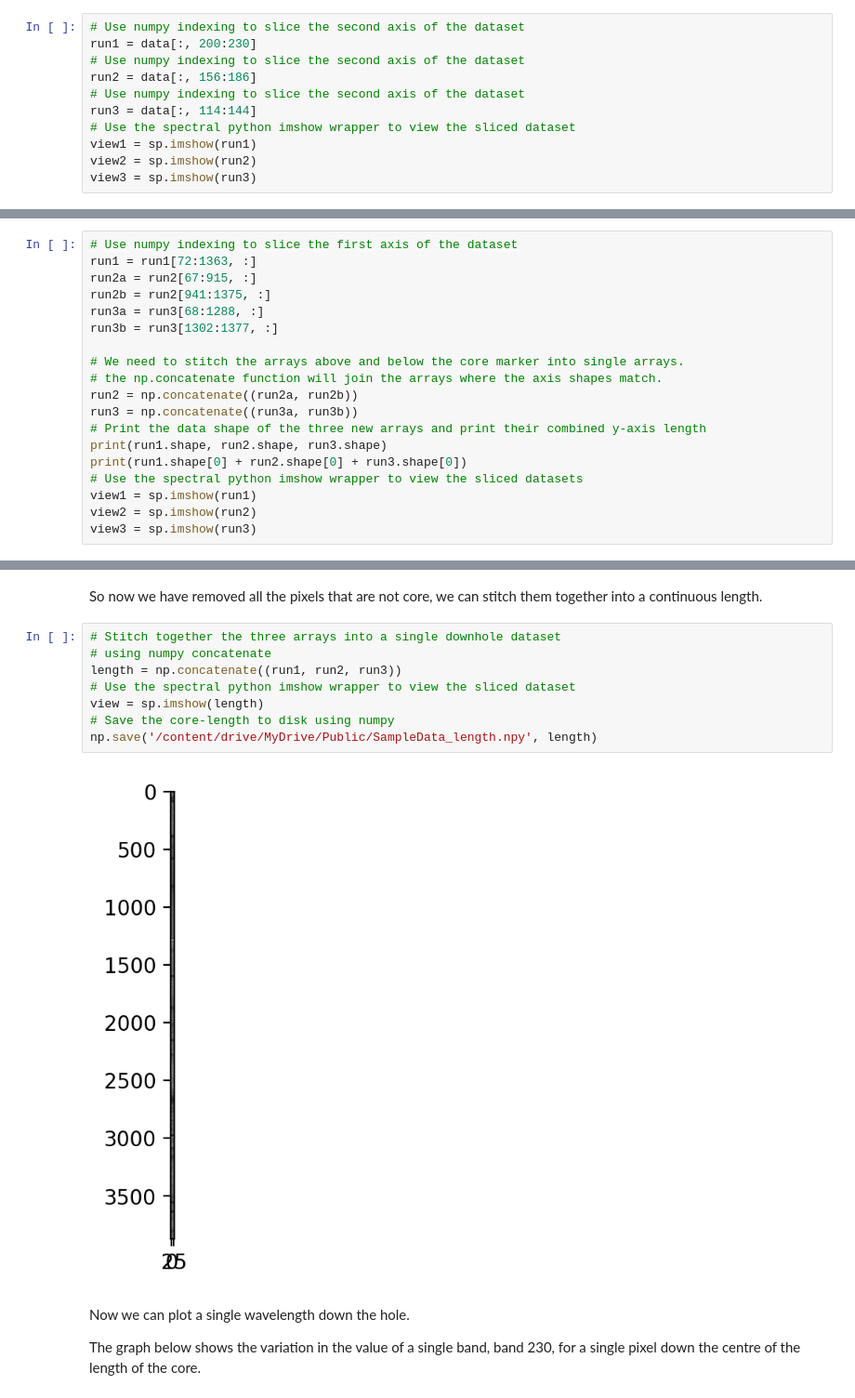
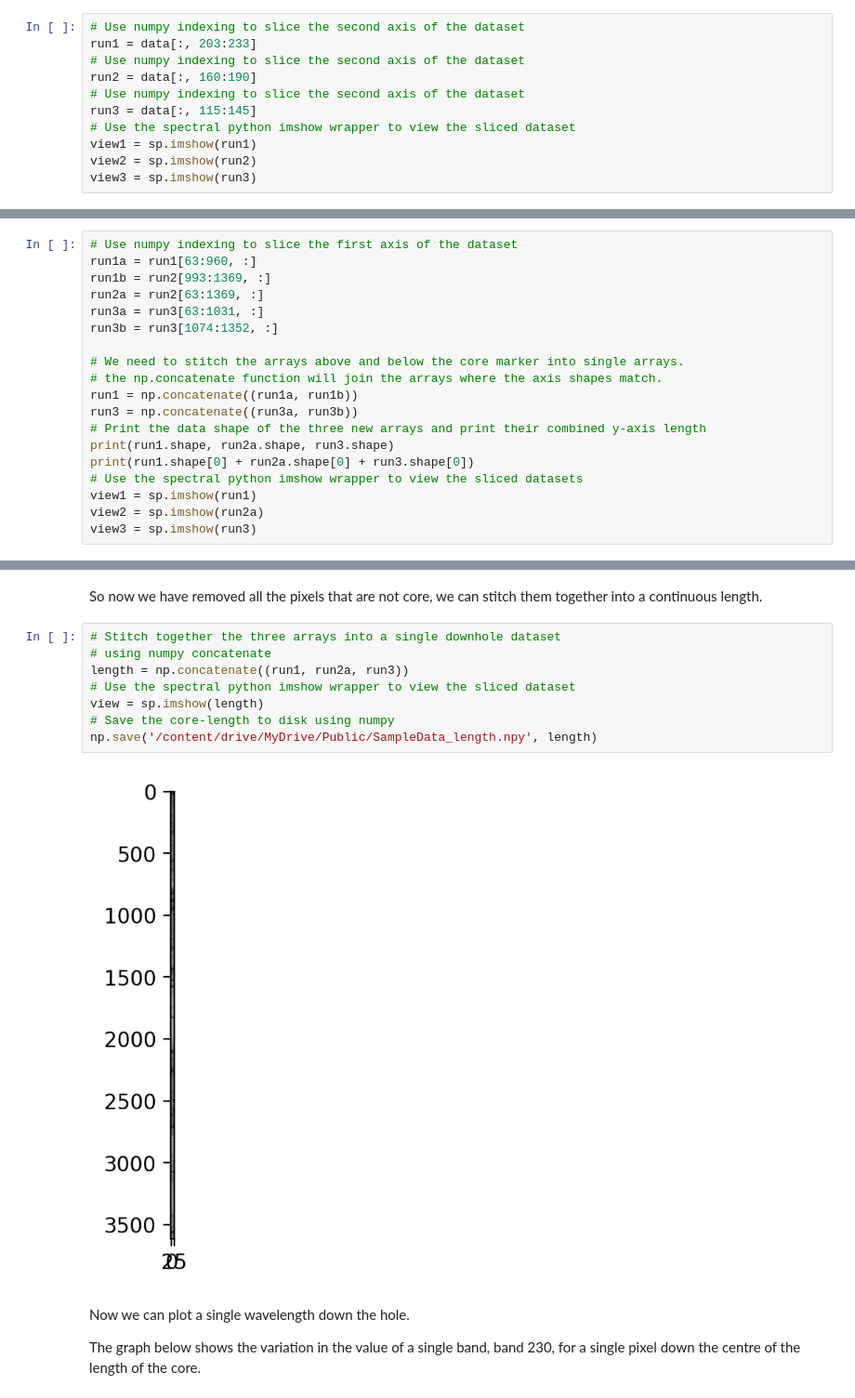
Before and after one commit to Geological-Survey-Ireland/Hyperspectral, a Jupyter notebook: 3_Removing_the_core_box_from_the_image.ipynb, the cells around one changed output, grey strips where cells are left out. Shown at 93% size. Cells and saved outputs as stored; diff of their text form.

Commit message:
Updated to use data available for download

```diff
--- a/3_Removing_the_core_box_from_the_image.ipynb
+++ b/3_Removing_the_core_box_from_the_image.ipynb
@@ -72,10 +72,10 @@ run 3: 200 - 230
 # %%
 # Use numpy indexing to slice the second axis of the dataset
-run1 = data[:, 200:230]
+run1 = data[:, 203:233]
 # Use numpy indexing to slice the second axis of the dataset
-run2 = data[:, 156:186]
+run2 = data[:, 160:190]
 # Use numpy indexing to slice the second axis of the dataset
-run3 = data[:, 114:144]
+run3 = data[:, 115:145]
 # Use the spectral python imshow wrapper to view the sliced dataset
 view1 = sp.imshow(run1)
 view2 = sp.imshow(run2)
@@ -100,20 +100,20 @@ run3 (below core-marker): 1302 - 1377
 # %%
 # Use numpy indexing to slice the first axis of the dataset
-run1 = run1[72:1363, :]
-run2a = run2[67:915, :]
-run2b = run2[941:1375, :]
-run3a = run3[68:1288, :]
-run3b = run3[1302:1377, :]
+run1a = run1[63:960, :]
+run1b = run2[993:1369, :]
+run2a = run2[63:1369, :]
+run3a = run3[63:1031, :]
+run3b = run3[1074:1352, :]
 
 # We need to stitch the arrays above and below the core marker into single arrays.
 # the np.concatenate function will join the arrays where the axis shapes match.
-run2 = np.concatenate((run2a, run2b))
+run1 = np.concatenate((run1a, run1b))
 run3 = np.concatenate((run3a, run3b))
 # Print the data shape of the three new arrays and print their combined y-axis length
-print(run1.shape, run2.shape, run3.shape)
-print(run1.shape[0] + run2.shape[0] + run3.shape[0])
+print(run1.shape, run2a.shape, run3.shape)
+print(run1.shape[0] + run2a.shape[0] + run3.shape[0])
 # Use the spectral python imshow wrapper to view the sliced datasets
 view1 = sp.imshow(run1)
-view2 = sp.imshow(run2)
+view2 = sp.imshow(run2a)
 view3 = sp.imshow(run3)
 # %% [output]
@@ -127,13 +127,13 @@ So now we have removed all the pixels that are not core, we can stitch them toge
 # %%
 # Stitch together the three arrays into a single downhole dataset
 # using numpy concatenate
-length = np.concatenate((run1, run2, run3))
+length = np.concatenate((run1, run2a, run3))
 # Use the spectral python imshow wrapper to view the sliced dataset
 view = sp.imshow(length)
 # Save the core-length to disk using numpy
 np.save('/content/drive/MyDrive/Public/SampleData_length.npy', length)
 # %% [output]
-[figure, old version]
+[figure, new version]
 # %% [markdown]
 Now we can plot a single wavelength down the hole.
 
```
Also changed, not shown: parts of 12 cells of this notebook.
